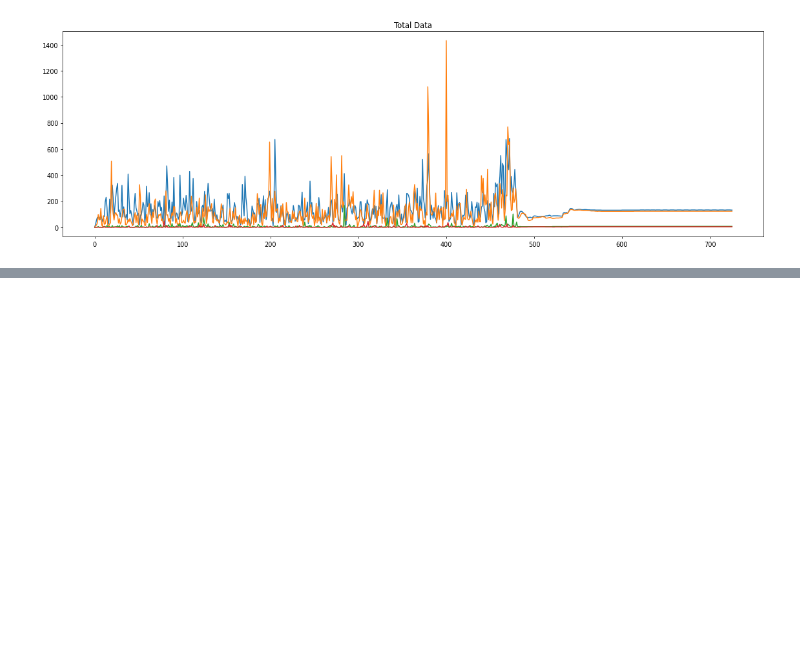
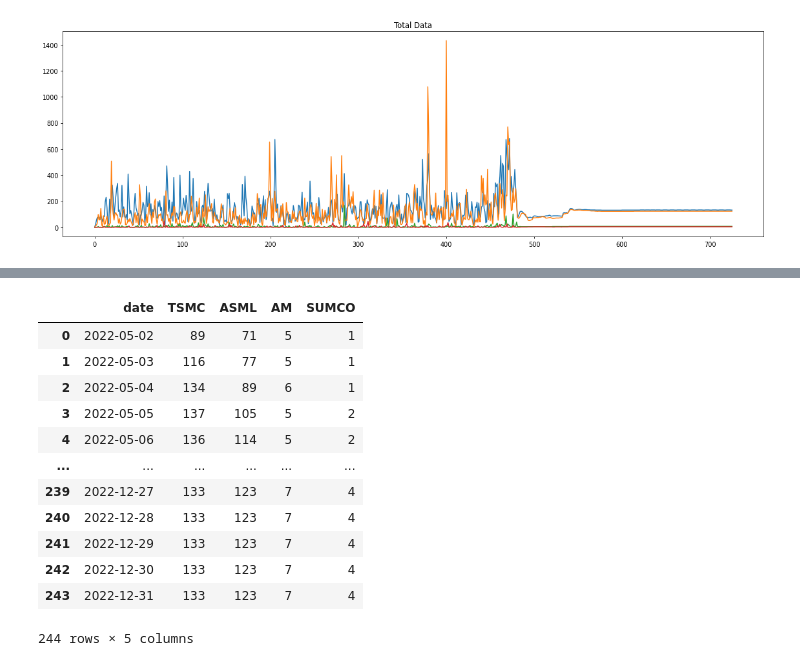
Before and after one commit to ENSREG/NYCU_CLOUD_NATIVE_FINAL, a Jupyter notebook: images/crawler/main_model.ipynb, the cells around one changed output, grey strips where cells are left out. Cells and saved outputs as stored; diff of their text form; code cells hidden in the pictures; blank space fills up the shorter version.

```diff
--- a/images/crawler/main_model.ipynb
+++ b/images/crawler/main_model.ipynb
@@ -167,0 +181,40 @@ total_origin.to_csv('./data/total.csv', index = False)
+# %%
+# -------- prepare data --------
+tmp = get_today()
+# tmp = {
+#     'date': '2022-05-01',
+#     'TSMC': 19,
+#     'ASML': 87,
+#     'AM': 12,
+#     'SUMCO': 2
+# }
+
+today = pd.DataFrame()
+for key in tmp.keys():
+    today[key] = [tmp[key]]
+
+total = pd.read_csv('./data/GroundTruth.csv')
+total = pd.concat([total, today], axis = 0).reset_index(drop = True)
+df = total[total.shape[0] - 61: ]
+
+date_format = "%Y-%m-%d"
+start_date = (datetime.strptime(tmp['date'], date_format) + timedelta(days = 1)).strftime(date_format)
+
+col_name = ['TSMC', 'ASML', 'AM', 'SUMCO']
+
+# -------- predict --------
+# load model
+model = load('./ckpt/BayesianRidge.pkl')
+pred = predict(
+    model,
+    feature_generation,
+    df,
+    col_lst = col_name,
+    start = start_date,
+    end = '2022-12-31',
+    verbose = False
+)
+
+# -------- save csv --------
+#pred.to_csv('./data/Pred.csv', index = False)
+#total.to_csv('./data/GroundTruth.csv', index = False)
@@ -167,0 +240,19 @@ total_origin.to_csv('./data/total.csv', index = False)
+# %%
+# ground = pd.read_csv('./data/GroundTruth.csv')
+# pred = pd.read_csv('./data/Pred.csv')
+
+pred
+# %% [output]
+|  | date | TSMC | ASML | AM | SUMCO |
+| 0 | 2022-05-02 | 89 | 71 | 5 | 1 |
+| 1 | 2022-05-03 | 116 | 77 | 5 | 1 |
+| 2 | 2022-05-04 | 134 | 89 | 6 | 1 |
+| 3 | 2022-05-05 | 137 | 105 | 5 | 2 |
+| 4 | 2022-05-06 | 136 | 114 | 5 | 2 |
+| ... | ... | ... | ... | ... | ... |
+| 239 | 2022-12-27 | 133 | 123 | 7 | 4 |
+| 240 | 2022-12-28 | 133 | 123 | 7 | 4 |
+| 241 | 2022-12-29 | 133 | 123 | 7 | 4 |
+| 242 | 2022-12-30 | 133 | 123 | 7 | 4 |
+| 243 | 2022-12-31 | 133 | 123 | 7 | 4 |
+244 rows × 5 columns
```
Also changed, not shown: parts of 5 cells of this notebook, 9 other files.
